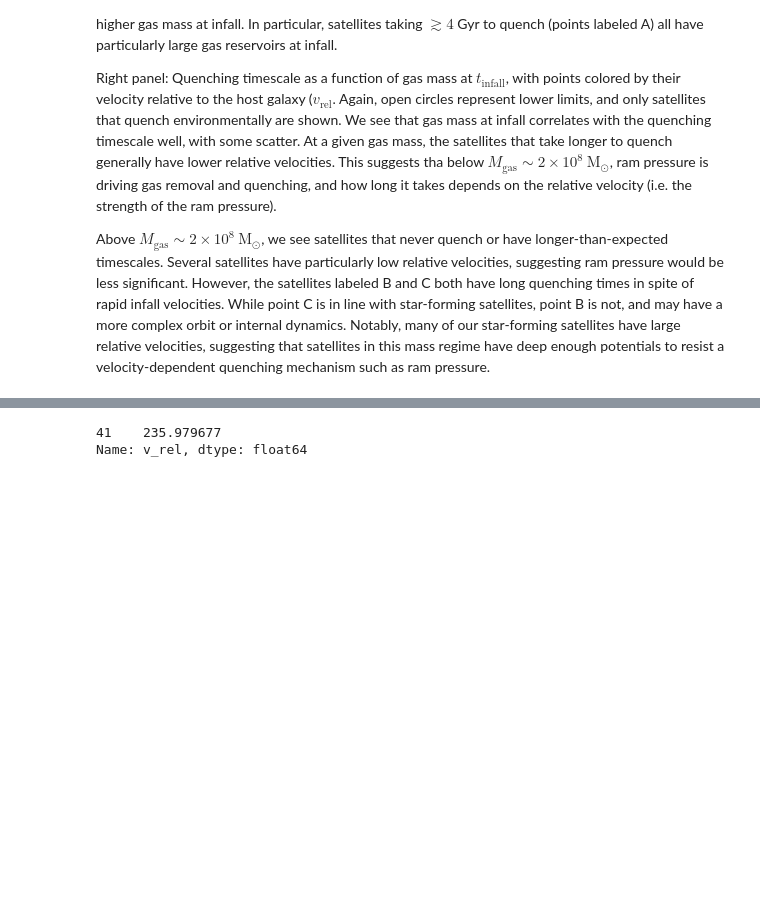
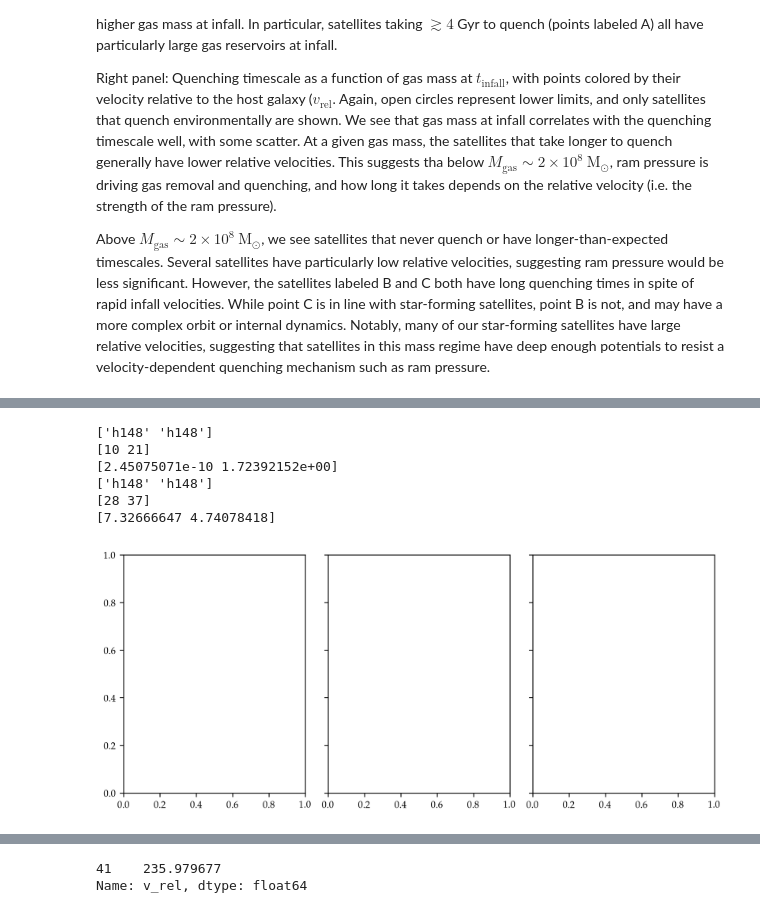
Before and after one commit to hollisakins/Justice_League_Code, a Jupyter notebook: Analysis/QuenchingTimescales/SFR_Quenching_Times.ipynb, the cells around one changed output, grey strips where cells are left out. Drawn from its saved outputs; the diff is of its cells as text; code cells hidden in the pictures; blank space fills up the shorter version.

```diff
--- a/Analysis/QuenchingTimescales/SFR_Quenching_Times.ipynb
+++ b/Analysis/QuenchingTimescales/SFR_Quenching_Times.ipynb
@@ -965,0 +1098,43 @@ Notably, many of our star-forming satellites have large relative velocities, sug
+# %%
+data = read_infall_properties()
+q = data[(data.tquench < 9.5)&(data.timescale > -2)] # select only satellites that quench *environmentally*
+# this may not be what we want to do in the end, but it certainly is helpful as I make the plots to reduce the *noise* i'm seeing
+quenched = np.array(data.quenched,dtype=bool)
+sf = data[~quenched]
+data = q.append(sf)
+
+sim = np.array(data.sim, dtype=str)
+haloid = np.array(data.haloid, dtype=int)
+
+fig, ax = plt.subplots(1,3, figsize=(8,3.4),dpi=300, sharey=True, constrained_layout=True)
+pad = 0.01
+aspect = 8
+
+quenched = np.array(data.quenched,dtype=bool)
+mstar = np.array(data.z0_M_star,dtype=float)
+tinfall = np.array(data.tinfall)
+timescale = np.array(data.timescale)
+timescale[~quenched] = tinfall[~quenched]
+
+M_HI_at_infall = np.array(data.M_HI_at_infall, dtype=float)
+M_halo_at_infall = np.array(data.M_halo_at_infall, dtype=float)
+M_gas_at_infall = np.array(data.M_gas_at_infall, dtype=float)
+v_rel = np.array(data.v_rel)#/np.array(data.v_max)
+Pram = np.array(data.Pram)
+z0_M_star = np.array(data.z0_M_star)
+gas_frac = M_gas_at_infall/M_halo_at_infall
+print(sim[(v_rel > 200)&(timescale < 2.2)&(timescale > 0)&(M_gas_at_infall > 2e7)&~quenched])
+print(haloid[(v_rel > 200)&(timescale < 2.2)&(timescale > 0)&(M_gas_at_infall > 2e7)&~quenched])
+print(tinfall[(v_rel > 200)&(timescale < 2.2)&(timescale > 0)&(M_gas_at_infall > 2e7)&~quenched])
+
+print(sim[(v_rel > 200)&(timescale > 3)&(M_gas_at_infall > 1e8)&quenched])
+print(haloid[(v_rel > 200)&(timescale > 3)&(M_gas_at_infall > 1e8)&quenched])
+print(tinfall[(v_rel > 200)&(timescale > 3)&(M_gas_at_infall > 1e8)&quenched])
+# %% [output]
+['h148' 'h148']
+[10 21]
+[2.45075071e-10 1.72392152e+00]
+['h148' 'h148']
+[28 37]
+[7.32666647 4.74078418]
+[figure, added]
```
Also changed, not shown: parts of 4 cells of this notebook.
